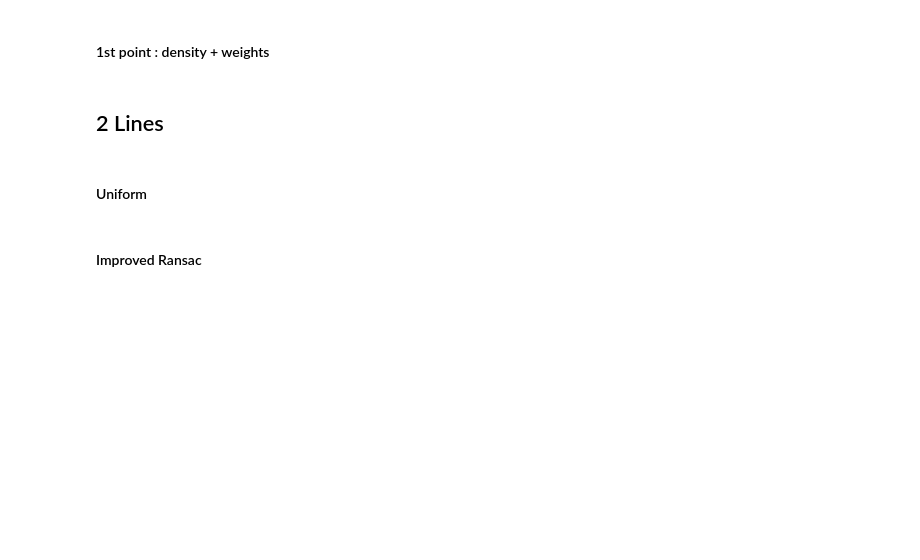
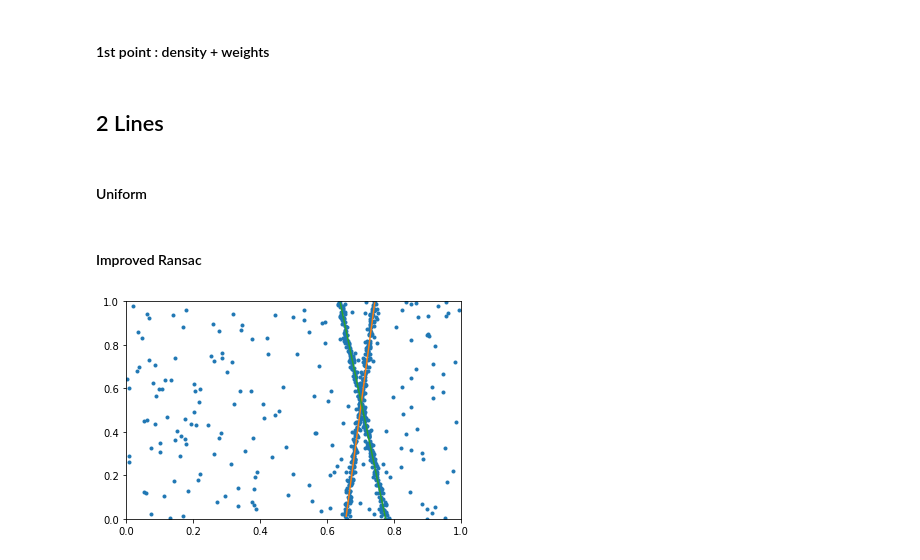
Before and after one commit to BereniceCourant/ImprRansac, a Jupyter notebook: Ransac+-Copy1.ipynb, the cells around one changed output. Cells and saved outputs as stored; diff of their text form; code cells hidden in the pictures; blank space fills up the shorter version.

```diff
--- a/Ransac+-Copy1.ipynb
+++ b/Ransac+-Copy1.ipynb
@@ -880,0 +826,14 @@ def ransac_uniform_multi(data, threshold, threshold_nbr_inliers, threshold_inter
+# %%
+line1 = generate_line(image_size)
+line2 = generate_line(image_size)
+data = generate_data_multi_line([line1, line2], image_size, sigma_noise, nbr_inliers, nbr_outliers)
+
+fig, ax = plt.subplots()
+ax.set_xlim(0, 1)
+ax.set_ylim(0, 1)
+plot_data(data, ax)
+plot_line(line1, image_size, ax)
+plot_line(line2, image_size, ax)
+fig.show()
+# %% [output]
+[figure, added]
```
Also changed, not shown: parts of 11 cells of this notebook, 1 other file.
